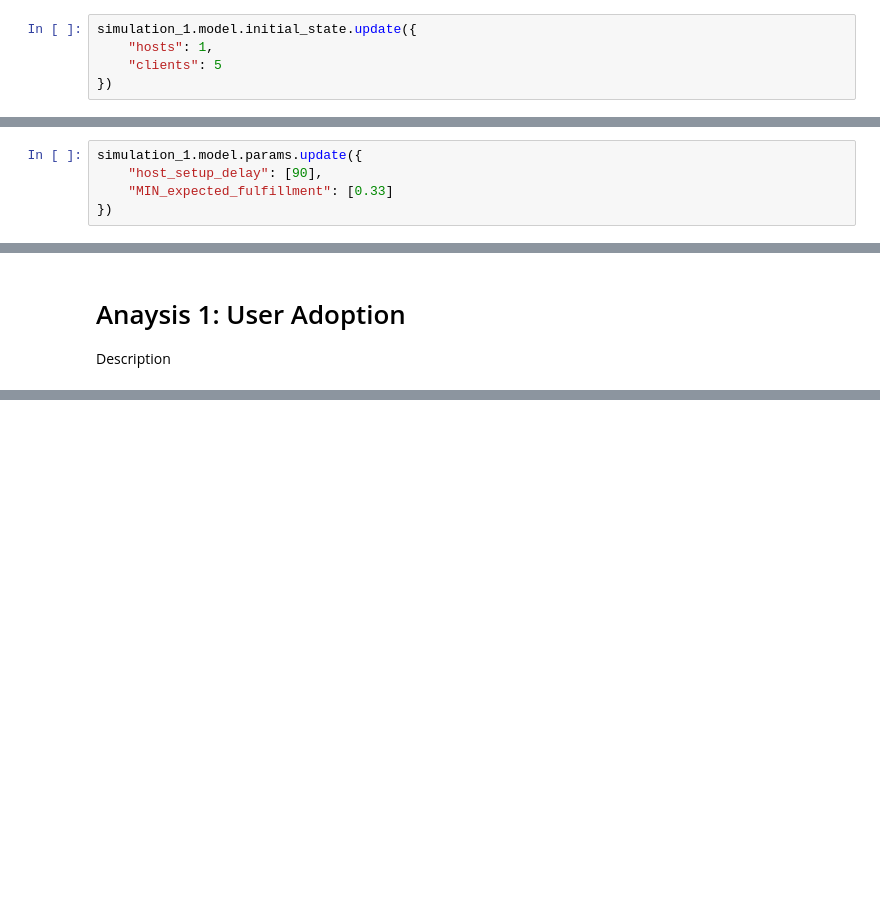
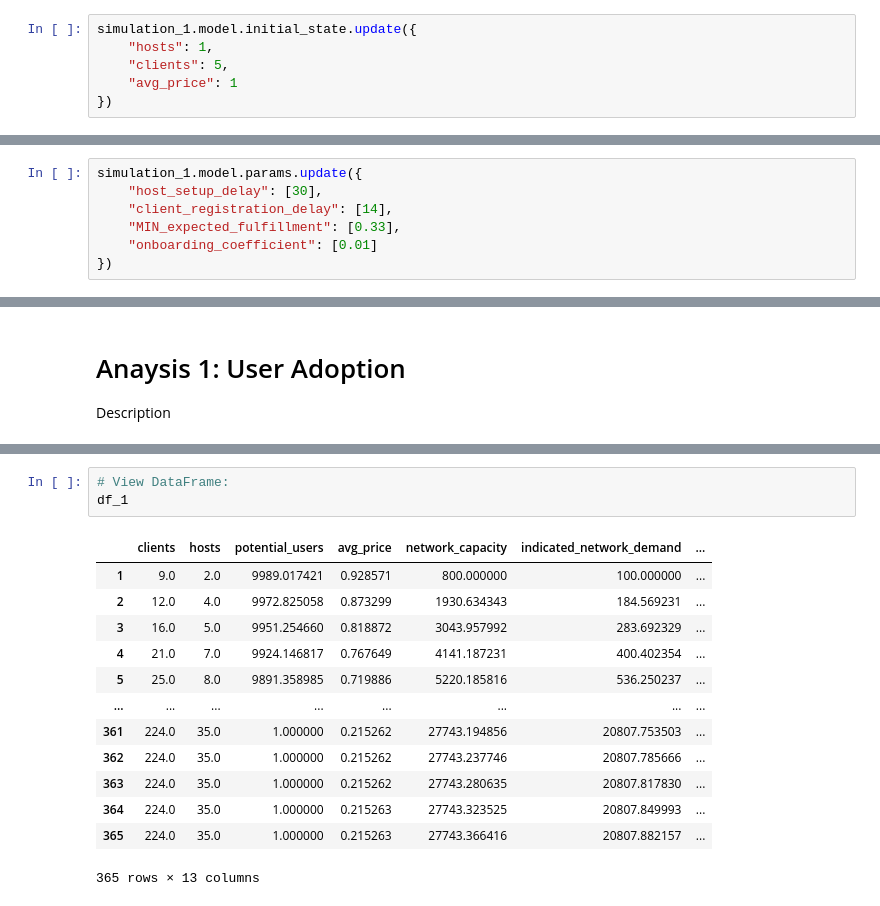
Before and after one commit to rosseyre/currents-simulations-cadCAD, a Jupyter notebook: models/ecosystem_model/experiments/notebooks/first_experiment.ipynb, the cells around one changed output, grey strips where cells are left out. Cells and saved outputs as stored; diff of their text form; blank space fills up the shorter version.

```diff
--- a/models/ecosystem_model/experiments/notebooks/first_experiment.ipynb
+++ b/models/ecosystem_model/experiments/notebooks/first_experiment.ipynb
@@ -108,6 +109,7 @@ time: 18 ms (started: 2021-09-13 13:08:31 +02:00)
 # %%
 simulation_1.model.initial_state.update({
     "hosts": 1,
-    "clients": 5
+    "clients": 5,
+    "avg_price": 1
 })
 # %% [output]
@@ -134,6 +136,8 @@ time: 15.8 ms (started: 2021-09-13 13:08:31 +02:00)
 # %%
 simulation_1.model.params.update({
-    "host_setup_delay": [90],
-    "MIN_expected_fulfillment": [0.33]
+    "host_setup_delay": [30],
+    "client_registration_delay": [14],
+    "MIN_expected_fulfillment": [0.33],
+    "onboarding_coefficient": [0.01]
 })
 # %% [output]
@@ -148,0 +153,17 @@ time: 33.6 ms (started: 2021-09-13 13:08:31 +02:00)
+# %%
+# View DataFrame:
+df_1
+# %% [output]
+|  | clients | hosts | potential_users | avg_price | network_capacity | indicated_network_demand | ... |
+| 1 | 9.0 | 2.0 | 9989.017421 | 0.928571 | 800.000000 | 100.000000 | ... |
+| 2 | 12.0 | 4.0 | 9972.825058 | 0.873299 | 1930.634343 | 184.569231 | ... |
+| 3 | 16.0 | 5.0 | 9951.254660 | 0.818872 | 3043.957992 | 283.692329 | ... |
+| 4 | 21.0 | 7.0 | 9924.146817 | 0.767649 | 4141.187231 | 400.402354 | ... |
+| 5 | 25.0 | 8.0 | 9891.358985 | 0.719886 | 5220.185816 | 536.250237 | ... |
+| ... | ... | ... | ... | ... | ... | ... | ... |
+| 361 | 224.0 | 35.0 | 1.000000 | 0.215262 | 27743.194856 | 20807.753503 | ... |
+| 362 | 224.0 | 35.0 | 1.000000 | 0.215262 | 27743.237746 | 20807.785666 | ... |
+| 363 | 224.0 | 35.0 | 1.000000 | 0.215262 | 27743.280635 | 20807.817830 | ... |
+| 364 | 224.0 | 35.0 | 1.000000 | 0.215263 | 27743.323525 | 20807.849993 | ... |
+| 365 | 224.0 | 35.0 | 1.000000 | 0.215263 | 27743.366416 | 20807.882157 | ... |
+365 rows × 13 columns
```
Also changed, not shown: parts of 18 cells of this notebook, 26 other files.
